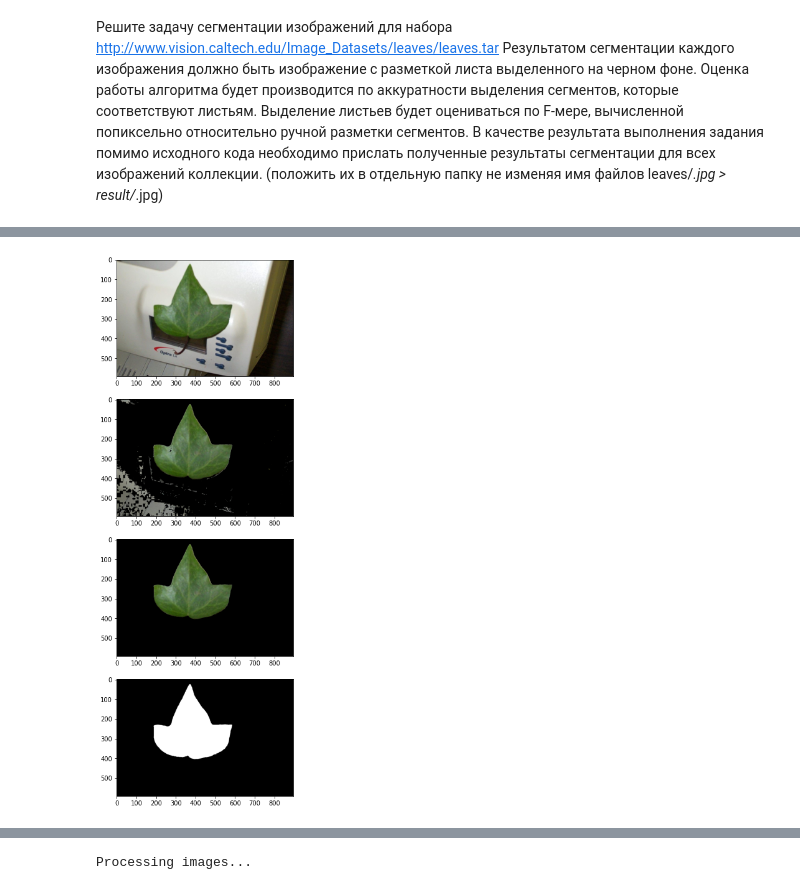
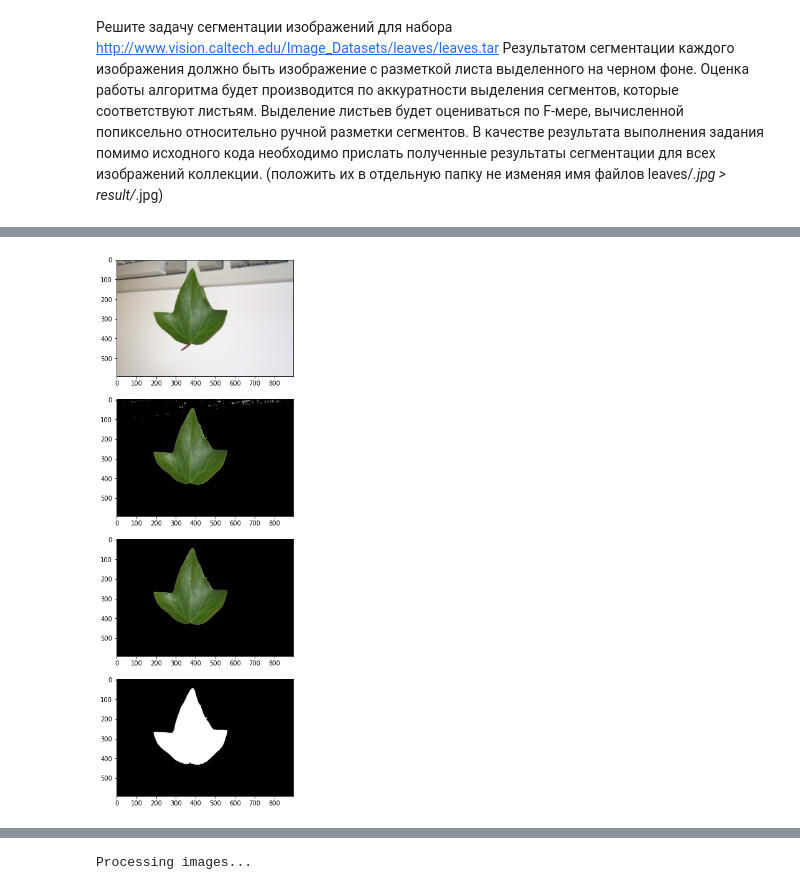
Before and after one commit to RamSaw/image-processing, a Jupyter notebook: Copy_of_HW4.ipynb, the cells around one changed output, grey strips where cells are left out. Cells and saved outputs as stored; diff of their text form; code cells hidden in the pictures.

```diff
--- a/Copy_of_HW4.ipynb
+++ b/Copy_of_HW4.ipynb
@@ -622,7 +626,7 @@ def highligh_leave(img, verbose=False):
 # %%
 SLIC = get_slic()
 # %%
-out = highligh_leave(LEAVES_IMAGES[64], verbose=True)
+out = highligh_leave(LEAVES_IMAGES[128], verbose=True)
 # %% [output]
-[figure, old version]
+[figure, new version]
 # %%
```
Also changed, not shown: parts of 16 cells of this notebook.
